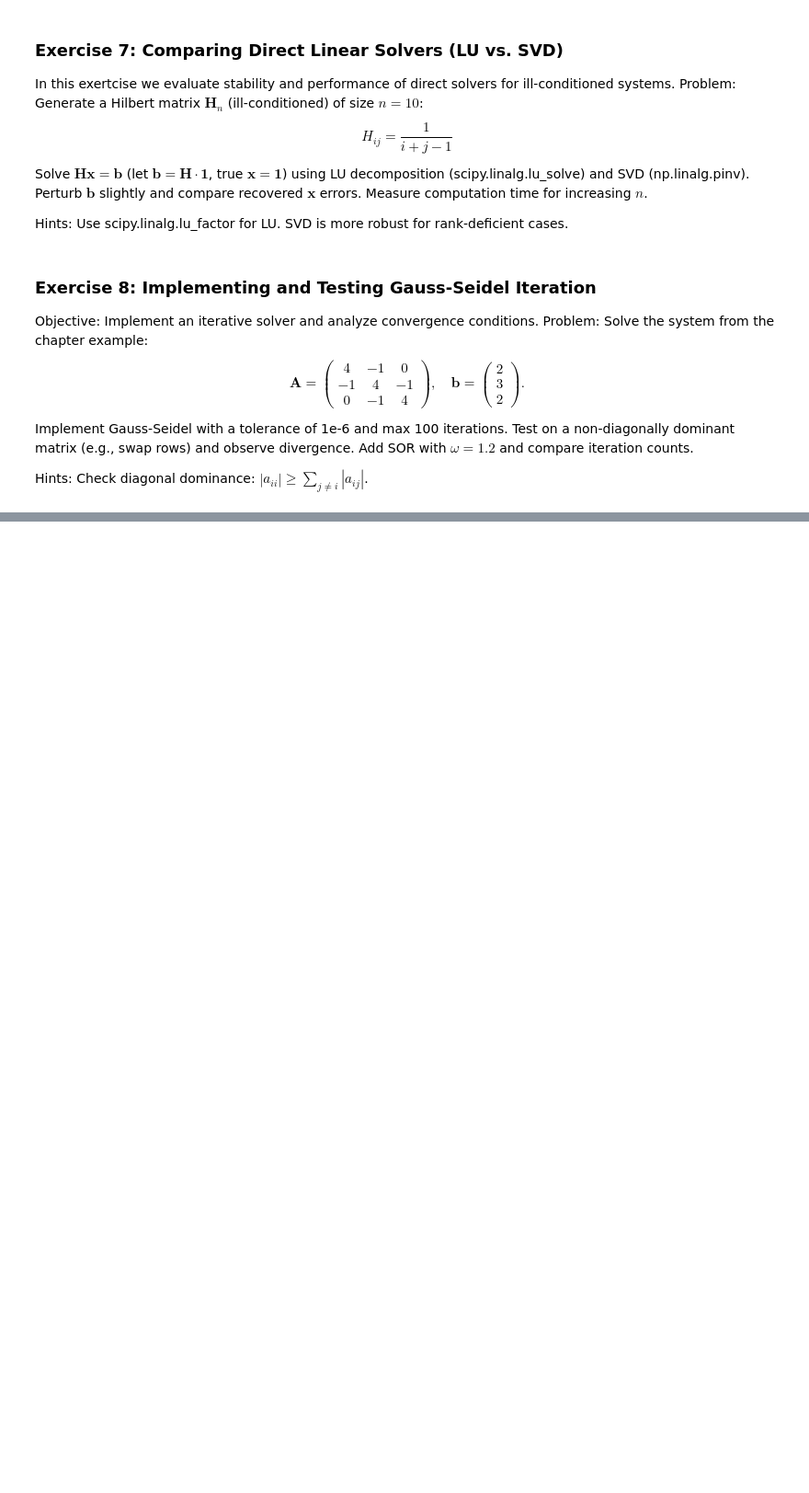
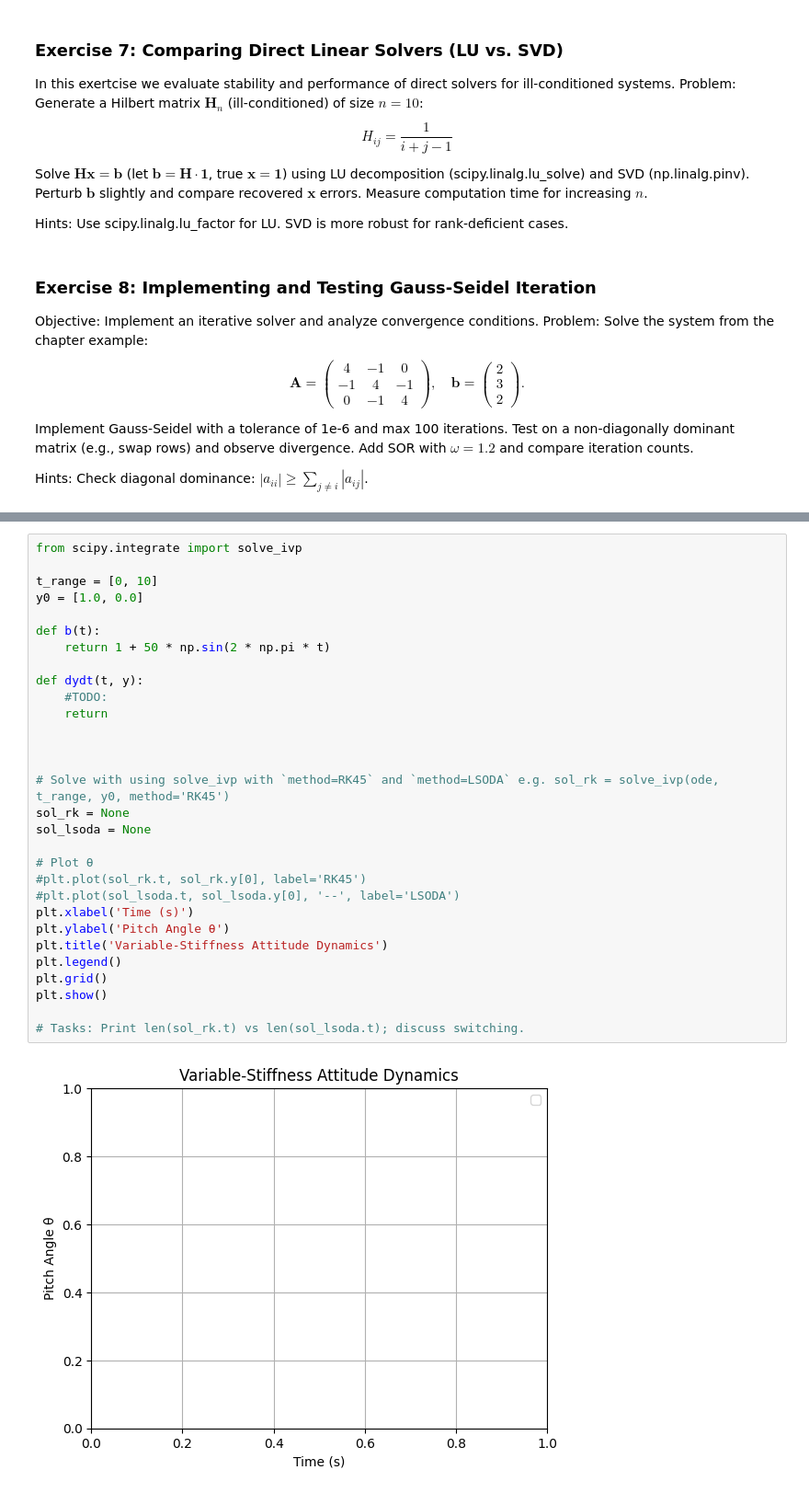
Before and after one commit to Leibniz-IWT/comp_eng, a Jupyter notebook: notebooks/06_tutorials-simulation.ipynb, the cells around one changed output, grey strips where cells are left out. Shown at 92% size. Cells and saved outputs as stored; diff of their text form; blank space fills up the shorter version.

```diff
--- a/notebooks/06_tutorials-simulation.ipynb
+++ b/notebooks/06_tutorials-simulation.ipynb
@@ -257,0 +357,32 @@ Hints: Check diagonal dominance: $|a_{ii}| \geq \sum_{j \neq i} |a_{ij}|$.
+# %%
+from scipy.integrate import solve_ivp
+
+t_range = [0, 10]
+y0 = [1.0, 0.0]
+
+def b(t):
+    return 1 + 50 * np.sin(2 * np.pi * t)
+
+def dydt(t, y):
+    #TODO:
+    return
+
+
+
+# Solve with using solve_ivp with `method=RK45` and `method=LSODA` e.g. sol_rk = solve_ivp(ode, t_range, y0, method='RK45')
+sol_rk = None
+sol_lsoda = None
+
+# Plot θ
+#plt.plot(sol_rk.t, sol_rk.y[0], label='RK45')
+#plt.plot(sol_lsoda.t, sol_lsoda.y[0], '--', label='LSODA')
+plt.xlabel('Time (s)')
+plt.ylabel('Pitch Angle θ')
+plt.title('Variable-Stiffness Attitude Dynamics')
+plt.legend()
+plt.grid()
+plt.show()
+
+# Tasks: Print len(sol_rk.t) vs len(sol_lsoda.t); discuss switching.
+# %% [output]
+[figure, added]
```
Also changed, not shown: parts of 11 cells of this notebook.
